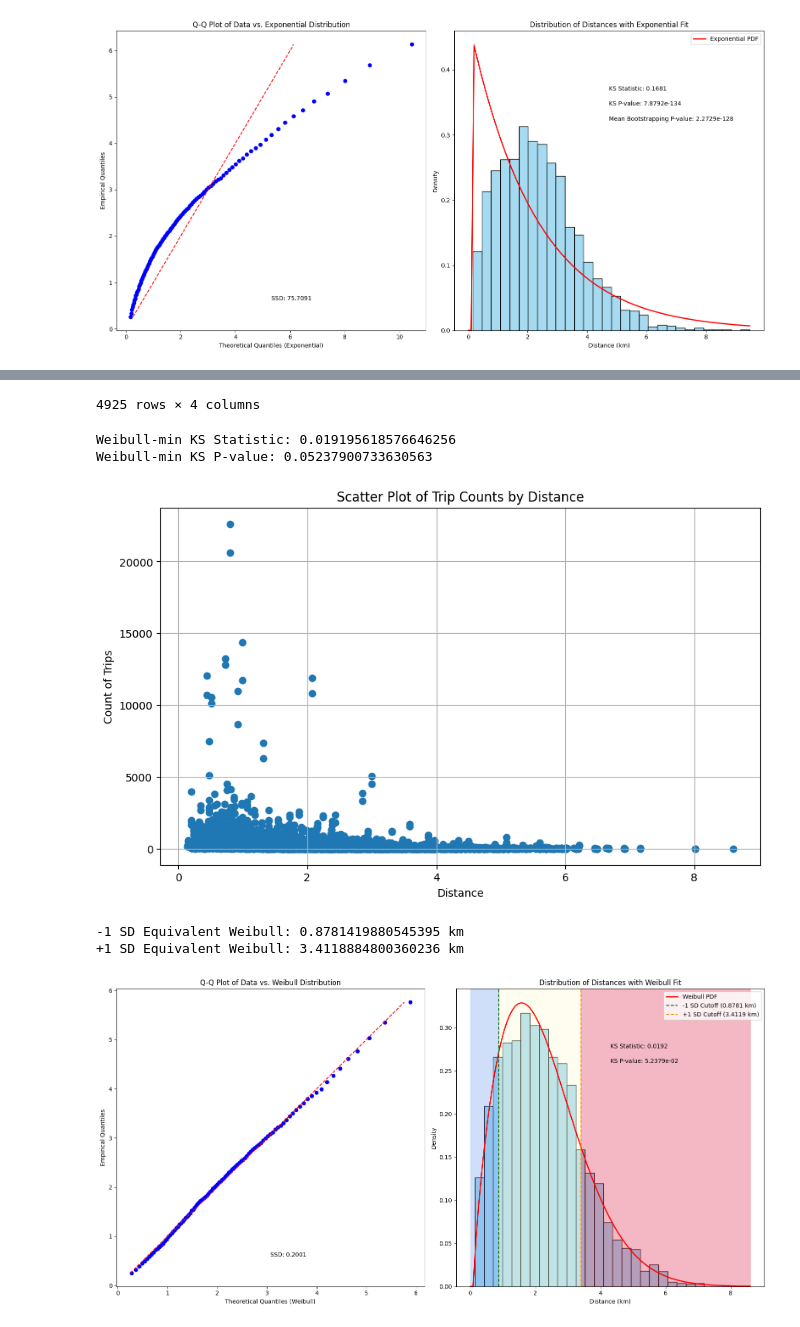
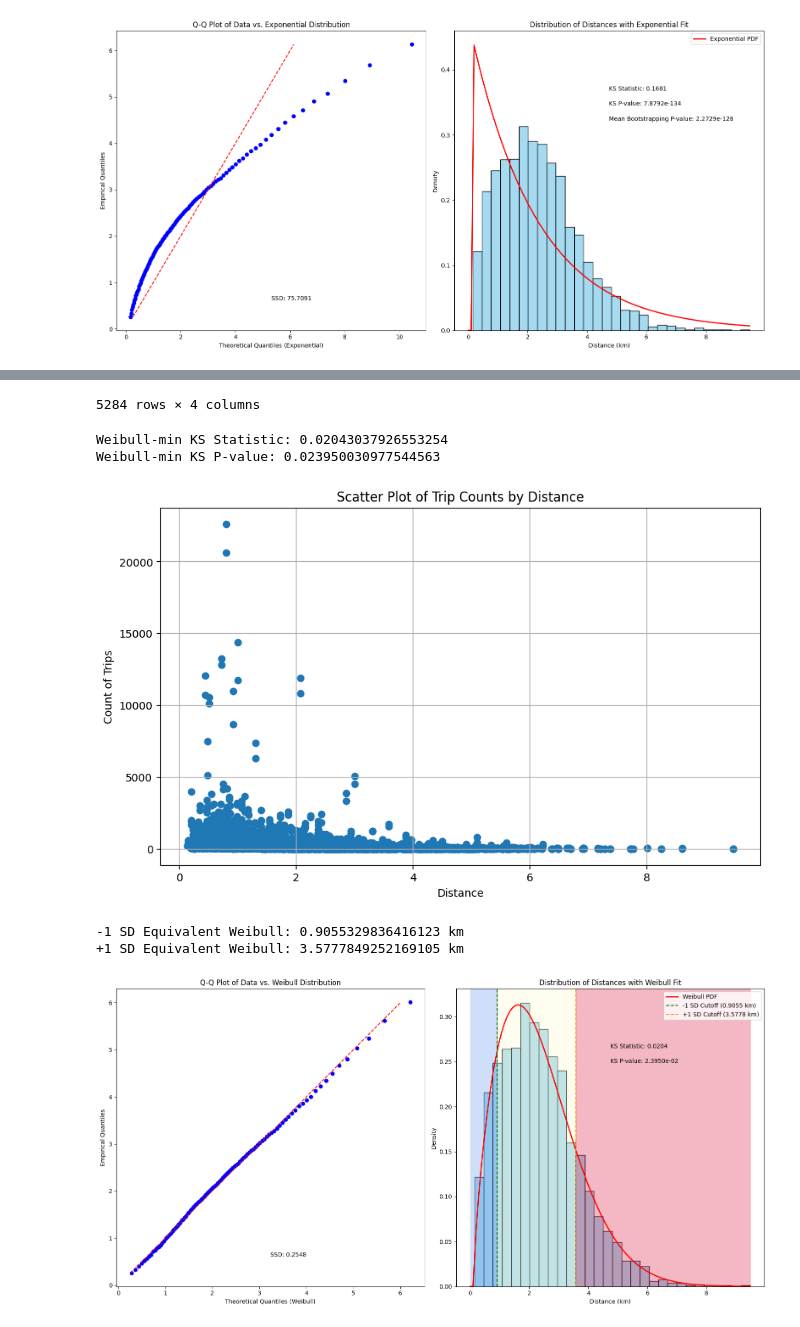
Before and after one commit to anonUnderground/openDataStories, a Jupyter notebook: src/data-processing/create_kiosk_vis_json.ipynb, the cells around one changed output, grey strips where cells are left out. Cells and saved outputs as stored; diff of their text form; code cells hidden in the pictures.

Commit message:
Additonal analysis on Weibull fit, now optimzing weibull fit

```diff
--- a/src/data-processing/create_kiosk_vis_json.ipynb
+++ b/src/data-processing/create_kiosk_vis_json.ipynb
@@ -510,7 +510,7 @@ Mean p-value from bootstrapping for Exponential Distribution: 2.2729205557239307
 #It is clear from our analysis that weibull is going to be the best for our data
 #Logically from our use case there is a clear next step:
 #We should only inlude distances where there has been an actual trip in our dataset
-#We first need to fix the cleaned_metrobike_trips dataset to only include trips
+#We first need to fix the cleaned_metrobike_trips dataset to only ones that actually have trips
 #From the 75 confirmed active and valid kiosks.
 #Then we need to only considers distances between kiosks that have actual trips (there should be a minium requrired number of trips)
 
@@ -525,7 +525,7 @@ trips_between_kiosks_df = trips_between_kiosks_df.merge(distance_df[['Start_Kios
                                                         on=['Start_Kiosk_ID', 'End_Kiosk_ID'],
                                                         how='left')
 
-trips_between_kiosks_df = trips_between_kiosks_df[trips_between_kiosks_df['Count'] > 10]
+trips_between_kiosks_df = trips_between_kiosks_df[trips_between_kiosks_df['Count'] > 2]
 
 display(trips_between_kiosks_df)
 
@@ -567,7 +567,7 @@ print(f"+1 SD Equivalent Weibull: {plus_one_sd_cutoff} km")
 
 ################# BOOTSTRAPPING #################
 
-# bootstrap_samples = 1000
+# bootstrap_samples = 100
 # weibull_min_bootstrap_results = []
 
 # for i in range(bootstrap_samples):
@@ -649,7 +649,7 @@ plt.show()
-4925 rows × 4 columns
+5284 rows × 4 columns
-Weibull-min KS Statistic: 0.019195618576646256
-Weibull-min KS P-value: 0.05237900733630563
+Weibull-min KS Statistic: 0.02043037926553254
+Weibull-min KS P-value: 0.023950030977544563
-[figure, old version]
+[figure, new version]
--1 SD Equivalent Weibull: 0.8781419880545395 km
-+1 SD Equivalent Weibull: 3.4118884800360236 km
+-1 SD Equivalent Weibull: 0.9055329836416123 km
++1 SD Equivalent Weibull: 3.5777849252169105 km
-[figure, old version]
+[figure, new version]
```
Also changed, not shown: parts of 3 cells of this notebook.
